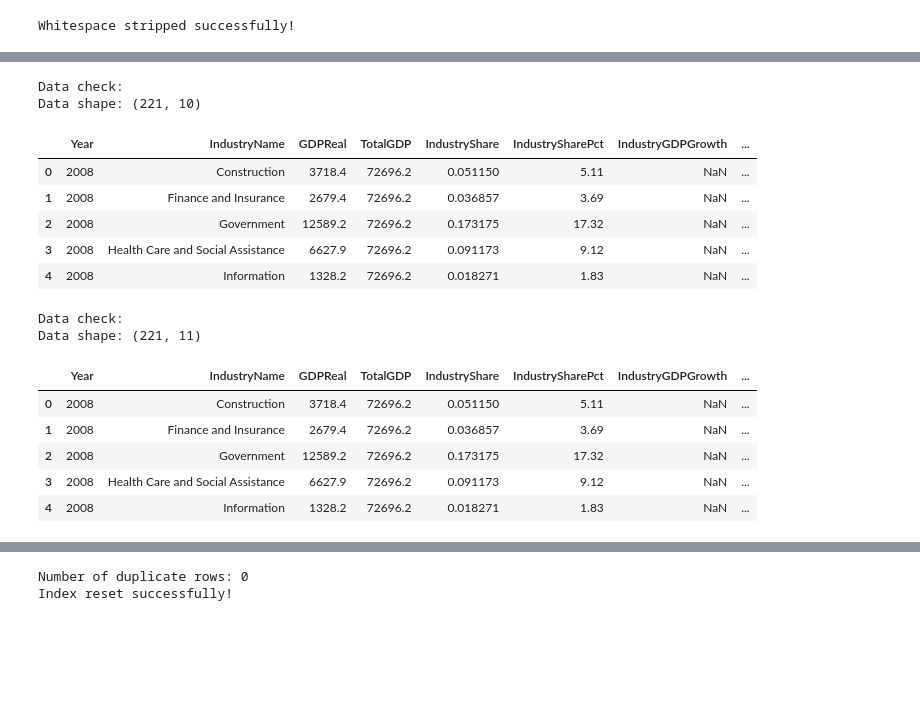
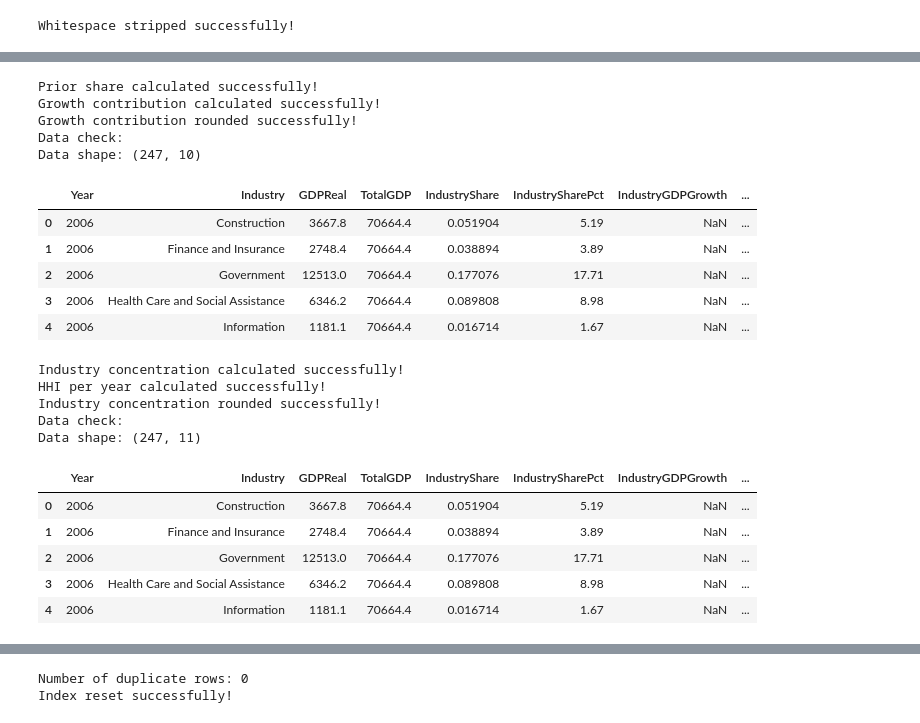
Before and after one commit to bgizzle78/nf-insights-project, a Jupyter notebook: notebooks/bea_sagdp9_wv_data_cleaning.ipynb, the cells around one changed output, grey strips where cells are left out. Cells and saved outputs as stored; diff of their text form; code cells hidden in the pictures; blank space fills up the shorter version.

```diff
--- a/notebooks/bea_sagdp9_wv_data_cleaning.ipynb
+++ b/notebooks/bea_sagdp9_wv_data_cleaning.ipynb
@@ -98,7 +103,7 @@ Data shape: (92, 22)
 id_vars = ['GeoName', 'LineCode', 'IndustryClassification', 'Description', 'Unit']
 
 # Columns to turn into rows
-value_vars = [str(y) for y in range(2008, 2025)]
+value_vars = [str(y) for y in range(2006, 2025)]
 
 sagdp9wv_long = pd.melt(
     sagdp9wv_df,
@@ -110,6 +115,8 @@ sagdp9wv_long = pd.melt(
 
 print('Data melted successfully!')
 
+# Data check
+print('Data check:')
 print('Data shape:', sagdp9wv_long.shape)
 print(sagdp9wv_long.info())
 # %% [output]
@@ -389,10 +431,14 @@ Data shape: (238, 3)
 # Round gdp values
 sagdp9wv_grouped['GDPReal'] = sagdp9wv_grouped['GDPReal'].round(1)
 
+print('GDPReal rounded successfully!')
+
 # Sort by Year and IndustryName
 sagdp9wv_grouped = sagdp9wv_grouped.sort_values(
-    ['Year', 'IndustryName']
+    ['Year', 'Industry']
 )
+
+print('Data sorted successfully!')
 
 # Data check
 print('Data check:')
@@ -410,24 +458,34 @@ Data shape: (238, 3)
 # %%
 # Exclude Total Nonfarm from industry share calculation
-top_level_rows = sagdp9wv_grouped[sagdp9wv_grouped['IndustryName'] != 'Total Nonfarm'].copy()
+top_level_rows = sagdp9wv_grouped[sagdp9wv_grouped['Industry'] != 'Total Nonfarm'].copy()
+
+print('Total Nonfarm excluded successfully!')
 
 # Compute total GDP per year from top-level industries
 total_gdp_per_year = top_level_rows.groupby('Year')['GDPReal'].sum().reset_index()
 total_gdp_per_year.rename(columns={'GDPReal': 'TotalGDP'}, inplace=True)
 
+print('Total GDP per year computed successfully!')
+
 # Merge TotalGDP back into top-level rows
 sagdp9wv_clean = top_level_rows.merge(total_gdp_per_year, on='Year', how='left')
+
+print('Total GDP merged successfully!')
 
 # Compute industry shares
 sagdp9wv_clean['IndustryShare'] = sagdp9wv_clean['GDPReal'] / sagdp9wv_clean['TotalGDP']
 sagdp9wv_clean['IndustrySharePct'] = sagdp9wv_clean['IndustryShare'] * 100
+
+print('Industry shares computed successfully!')
 
 # Round GDP and shares for readability
 sagdp9wv_clean['GDPReal'] = sagdp9wv_clean['GDPReal'].round(1)
 sagdp9wv_clean['IndustryShare'] = sagdp9wv_clean['IndustryShare'].round(6)
 sagdp9wv_clean['IndustrySharePct'] = sagdp9wv_clean['IndustrySharePct'].round(2)
 
-# Check the result
+print('GDP and shares rounded successfully!')
+
+# Data check
 print('Data check:')
 print('Data shape:', sagdp9wv_clean.shape)
 sagdp9wv_clean.head()
@@ -467,9 +531,13 @@ print(yearly_totals)
 # %%
 # Calculate year-over-year industry GDP growth
-sagdp9wv_clean['IndustryGDPGrowth'] = sagdp9wv_clean.groupby('IndustryName')['GDPReal'].pct_change() * 100
+sagdp9wv_clean['IndustryGDPGrowth'] = sagdp9wv_clean.groupby('Industry')['GDPReal'].pct_change() * 100
+
+print('Industry GDP growth computed successfully!')
 
 # Round industry growth for readability
 sagdp9wv_clean['IndustryGDPGrowth'] = sagdp9wv_clean['IndustryGDPGrowth'].round(2)
+
+print('Industry growth rounded successfully!')
 
 # Data check
 print('Data check:')
@@ -523,37 +605,48 @@ Data shape: (221, 8)
 # %%
 # Calculate contribution to growth
 # Shift industry share back one year
 sagdp9wv_clean['PriorShare'] = (
     sagdp9wv_clean
-    .groupby('IndustryName')['IndustryShare']
+    .groupby('Industry')['IndustryShare']
     .shift(1)
 )
+
+print('Prior share calculated successfully!')
 
 # Compute contribution to state growth
 sagdp9wv_clean['GrowthContribution'] = (
     sagdp9wv_clean['PriorShare'] *
     sagdp9wv_clean['IndustryGDPGrowth']
 )
 
+print('Growth contribution calculated successfully!')
+
 # Round for readability
 sagdp9wv_clean['GrowthContribution'] = sagdp9wv_clean['GrowthContribution'].round(2)
+
+print('Growth contribution rounded successfully!')
 
 # Data check
 print('Data check:')
 print('Data shape:', sagdp9wv_clean.shape)
 sagdp9wv_clean.head()
 # %% [output]
+Prior share calculated successfully!
+Growth contribution calculated successfully!
+Growth contribution rounded successfully!
 Data check:
-Data shape: (221, 10)
+Data shape: (247, 10)
-|  | Year | IndustryName | GDPReal | TotalGDP | IndustryShare | IndustrySharePct | IndustryGDPGrowth | ... |
-| 0 | 2008 | Construction | 3718.4 | 72696.2 | 0.051150 | 5.11 | NaN | ... |
-| 1 | 2008 | Finance and Insurance | 2679.4 | 72696.2 | 0.036857 | 3.69 | NaN | ... |
-| 2 | 2008 | Government | 12589.2 | 72696.2 | 0.173175 | 17.32 | NaN | ... |
-| 3 | 2008 | Health Care and Social Assistance | 6627.9 | 72696.2 | 0.091173 | 9.12 | NaN | ... |
-| 4 | 2008 | Information | 1328.2 | 72696.2 | 0.018271 | 1.83 | NaN | ... |
+|  | Year | Industry | GDPReal | TotalGDP | IndustryShare | IndustrySharePct | IndustryGDPGrowth | ... |
+| 0 | 2006 | Construction | 3667.8 | 70664.4 | 0.051904 | 5.19 | NaN | ... |
+| 1 | 2006 | Finance and Insurance | 2748.4 | 70664.4 | 0.038894 | 3.89 | NaN | ... |
+| 2 | 2006 | Government | 12513.0 | 70664.4 | 0.177076 | 17.71 | NaN | ... |
+| 3 | 2006 | Health Care and Social Assistance | 6346.2 | 70664.4 | 0.089808 | 8.98 | NaN | ... |
+| 4 | 2006 | Information | 1181.1 | 70664.4 | 0.016714 | 1.67 | NaN | ... |
 # %%
 # Calculate industry concentration (HHI) in 0-10,000 scale
 sagdp9wv_clean['IndustryConcentration'] = (sagdp9wv_clean['IndustryShare']*100) ** 2
+
+print('Industry concentration calculated successfully!')
 
 # Compute HHI per year
 hhi_by_year = (
@@ -563,22 +656,29 @@ hhi_by_year = (
     .reset_index()
 )
 
+print('HHI per year calculated successfully!')
+
 # Round for readability
 sagdp9wv_clean['IndustryConcentration'] = sagdp9wv_clean['IndustryConcentration'].round(1)
+
+print('Industry concentration rounded successfully!')
 
 # Check the result
 print('Data check:')
 print('Data shape:', sagdp9wv_clean.shape)
 sagdp9wv_clean.head()
 # %% [output]
+Industry concentration calculated successfully!
+HHI per year calculated successfully!
+Industry concentration rounded successfully!
 Data check:
-Data shape: (221, 11)
+Data shape: (247, 11)
-|  | Year | IndustryName | GDPReal | TotalGDP | IndustryShare | IndustrySharePct | IndustryGDPGrowth | ... |
-| 0 | 2008 | Construction | 3718.4 | 72696.2 | 0.051150 | 5.11 | NaN | ... |
-| 1 | 2008 | Finance and Insurance | 2679.4 | 72696.2 | 0.036857 | 3.69 | NaN | ... |
-| 2 | 2008 | Government | 12589.2 | 72696.2 | 0.173175 | 17.32 | NaN | ... |
-| 3 | 2008 | Health Care and Social Assistance | 6627.9 | 72696.2 | 0.091173 | 9.12 | NaN | ... |
-| 4 | 2008 | Information | 1328.2 | 72696.2 | 0.018271 | 1.83 | NaN | ... |
+|  | Year | Industry | GDPReal | TotalGDP | IndustryShare | IndustrySharePct | IndustryGDPGrowth | ... |
+| 0 | 2006 | Construction | 3667.8 | 70664.4 | 0.051904 | 5.19 | NaN | ... |
+| 1 | 2006 | Finance and Insurance | 2748.4 | 70664.4 | 0.038894 | 3.89 | NaN | ... |
+| 2 | 2006 | Government | 12513.0 | 70664.4 | 0.177076 | 17.71 | NaN | ... |
+| 3 | 2006 | Health Care and Social Assistance | 6346.2 | 70664.4 | 0.089808 | 8.98 | NaN | ... |
+| 4 | 2006 | Information | 1181.1 | 70664.4 | 0.016714 | 1.67 | NaN | ... |
 # %%
 # Compute 3-year rolling average growth per industry
 sagdp9wv_clean['Growth3yrAvg'] = (
```
Also changed, not shown: parts of 19 cells of this notebook, 2 other files.
